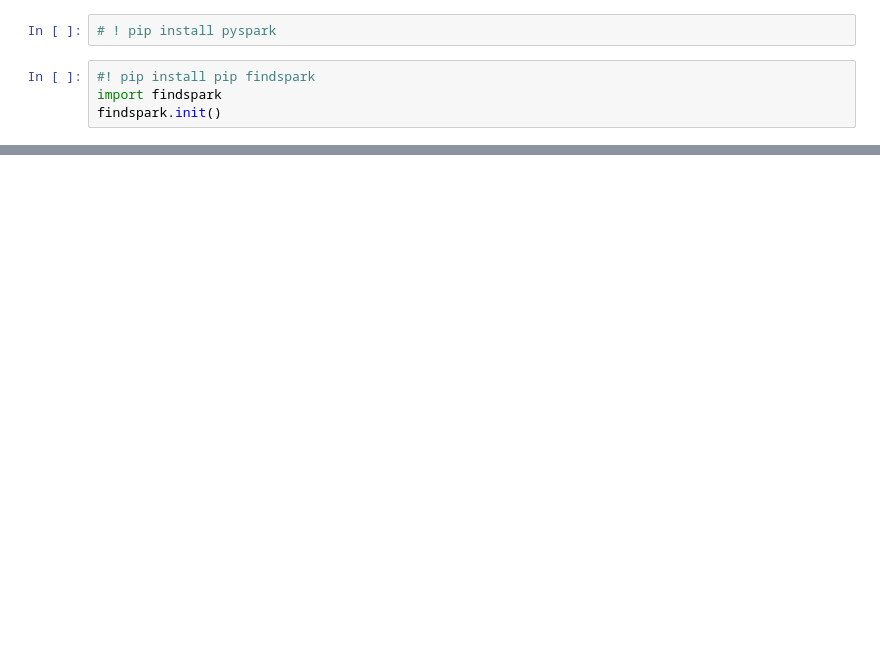
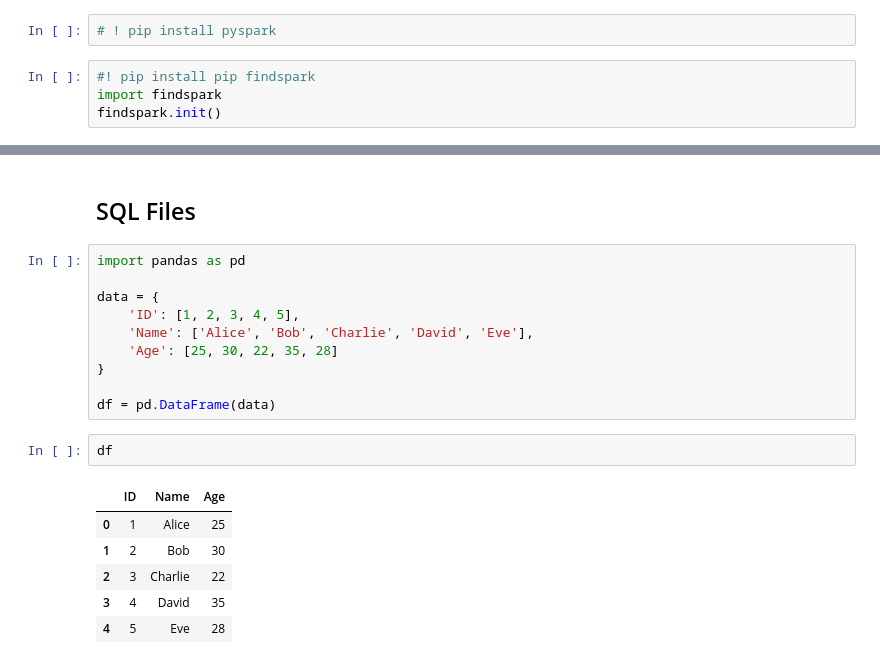
Before and after one commit to ExponentialDS/Training, a Jupyter notebook: Training.ipynb, the cells around one changed output, grey strips where cells are left out. Cells and saved outputs as stored; diff of their text form; blank space fills up the shorter version.

```diff
--- a/Training.ipynb
+++ b/Training.ipynb
@@ -513,0 +1049,21 @@ PySparkRuntimeError: [JAVA_GATEWAY_EXITED] Java gateway process exited before se
+# %% [markdown]
+## SQL Files
+# %%
+import pandas as pd
+
+data = {
+    'ID': [1, 2, 3, 4, 5],
+    'Name': ['Alice', 'Bob', 'Charlie', 'David', 'Eve'],
+    'Age': [25, 30, 22, 35, 28]
+}
+
+df = pd.DataFrame(data)
+# %%
+df
+# %% [output]
+|  | ID | Name | Age |
+| 0 | 1 | Alice | 25 |
+| 1 | 2 | Bob | 30 |
+| 2 | 3 | Charlie | 22 |
+| 3 | 4 | David | 35 |
+| 4 | 5 | Eve | 28 |
```
Also changed, not shown: parts of 69 cells of this notebook, 10 other files.
